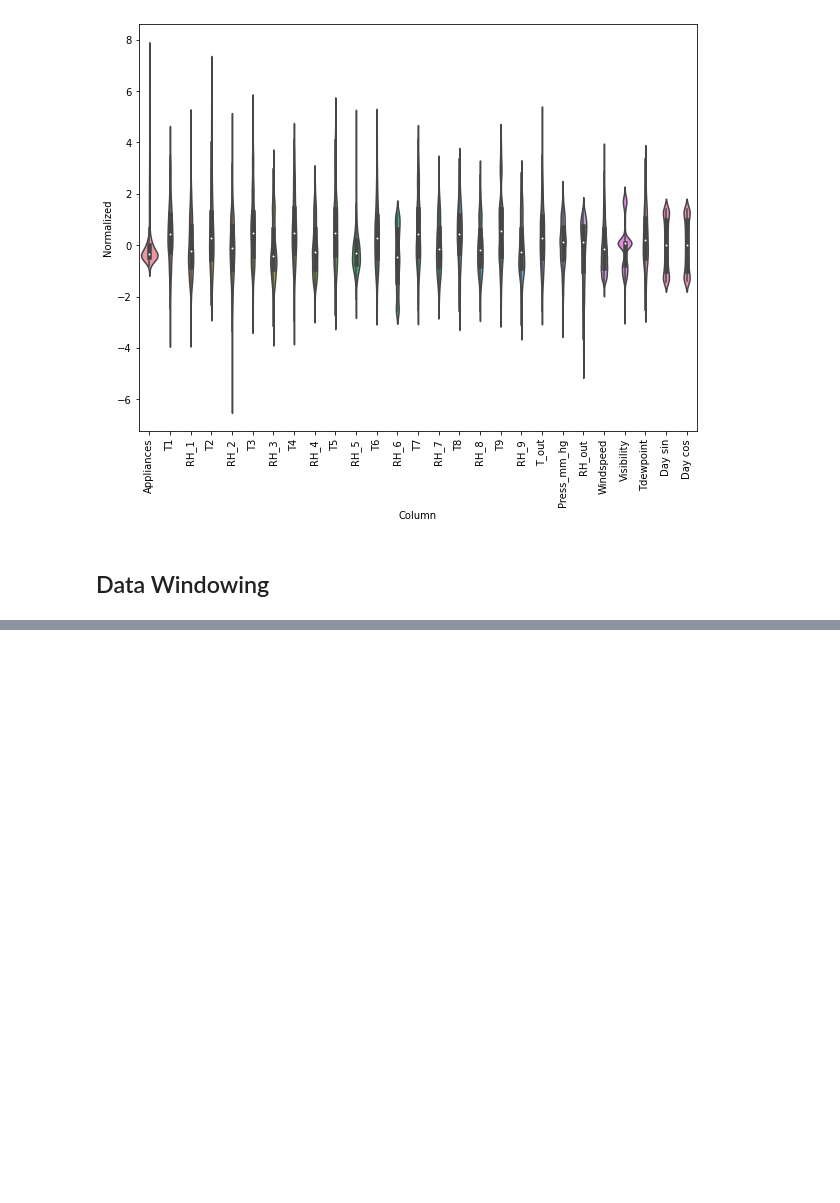
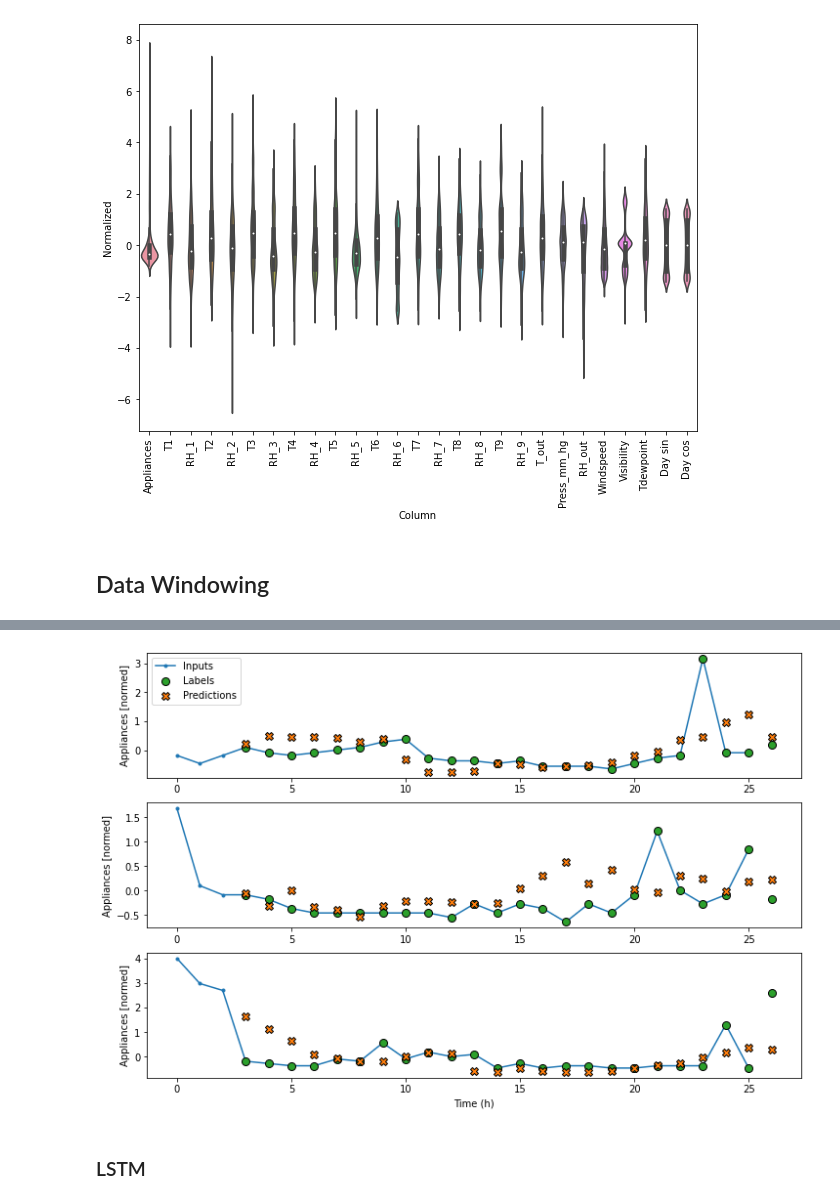
Before and after one commit to thiago2608santana/Analise_Series_Temporais, a Jupyter notebook: Deep_Learning_in_Time_Series_Analysis.ipynb, the cells around one changed output, grey strips where cells are left out. Cells and saved outputs as stored; diff of their text form; code cells hidden in the pictures; blank space fills up the shorter version.

```diff
--- a/Deep_Learning_in_Time_Series_Analysis.ipynb
+++ b/Deep_Learning_in_Time_Series_Analysis.ipynb
@@ -339,0 +441,19 @@ Label column name(s): ['T1']
+# %%
+CONV_WIDTH = 3
+
+conv_window = WindowGenerator(
+    input_width=CONV_WIDTH,
+    label_width=1,
+    shift=1,
+    label_columns=['Appliances']
+)
+# %%
+LABEL_WIDTH = 24
+INPUT_WIDTH = LABEL_WIDTH + (CONV_WIDTH - 1)
+wide_conv_window = WindowGenerator(
+    input_width=INPUT_WIDTH,
+    label_width=LABEL_WIDTH,
+    shift=1,
+    label_columns=['Appliances'])
+
+wide_conv_window
@@ -339,0 +466,13 @@ Label column name(s): ['T1']
+# %%
+cnn_model = Sequential([
+    Conv1D(filters=32,
+           kernel_size=(CONV_WIDTH,),
+           activation='relu'),
+    Dense(units=32, activation='relu'),
+    Dense(units=1)
+])
+
+history = compile_and_fit(cnn_model, conv_window)
+
+val_performance['CNN'] = cnn_model.evaluate(conv_window.val)
+performance['CNN'] = cnn_model.evaluate(conv_window.test, verbose=0)
@@ -339,0 +491,6 @@ Label column name(s): ['T1']
+# %%
+wide_conv_window.plot(cnn_model)
+# %% [output]
+[figure, added]
+# %% [markdown]
+### LSTM
```
Also changed, not shown: parts of 69 cells of this notebook.
